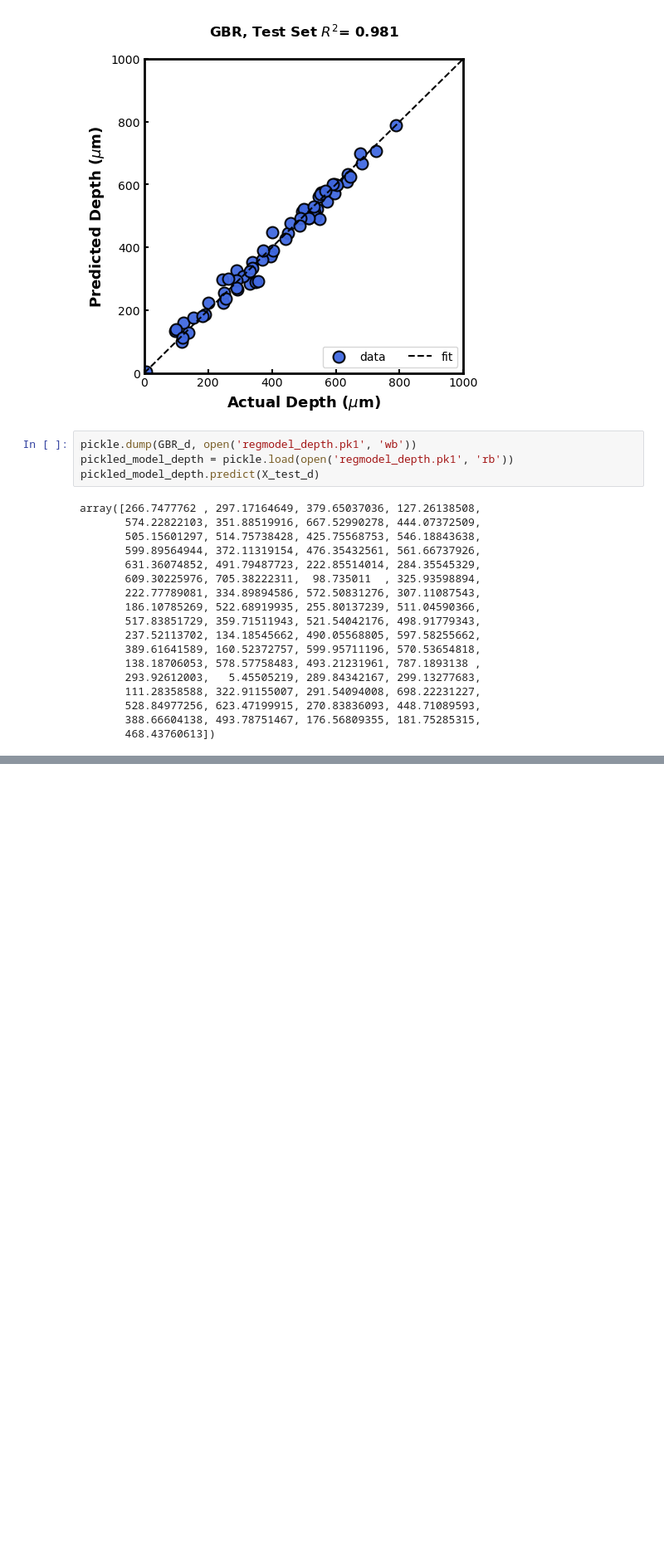
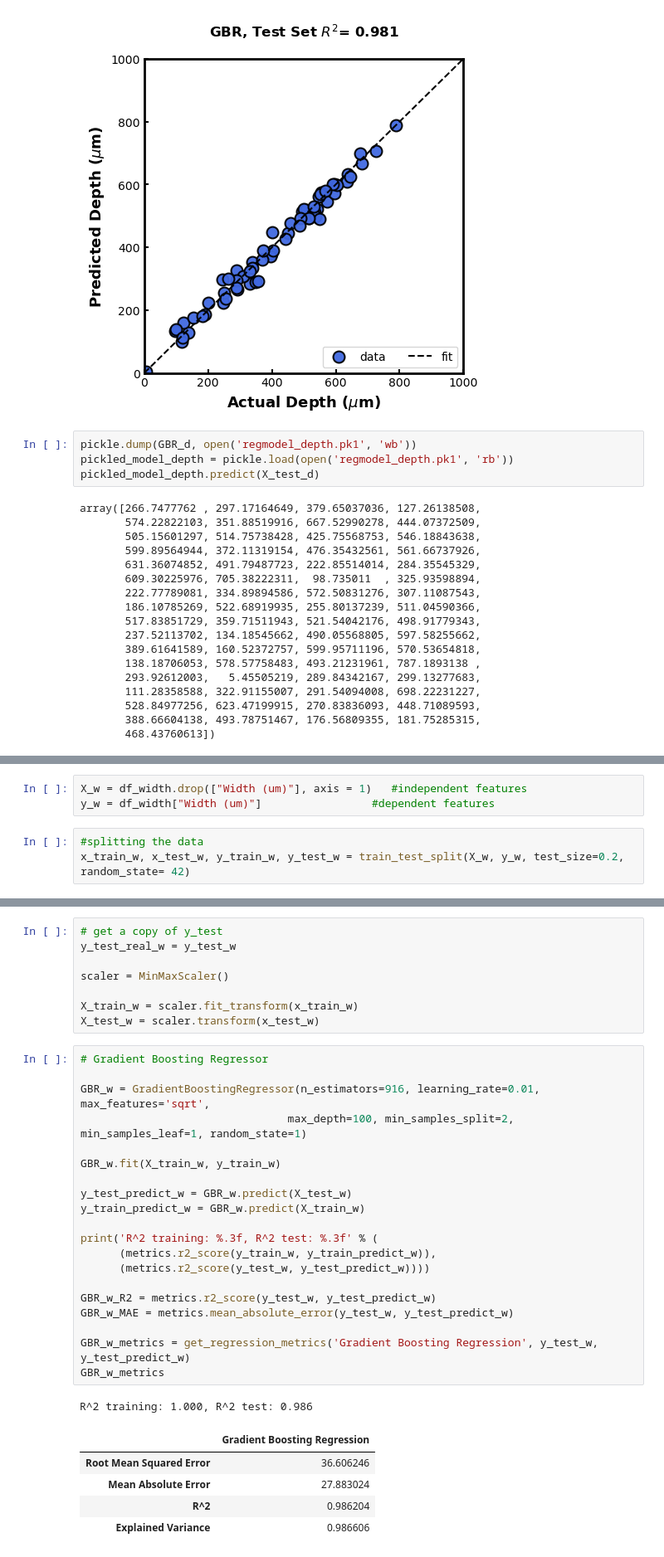
Before and after one commit to sinatayebati/CladNet-ML-for-AM, a Jupyter notebook: ml-best.ipynb, the cells around one changed output, grey strips where cells are left out. Shown at 83% size. Cells and saved outputs as stored; diff of their text form; blank space fills up the shorter version.

```diff
--- a/ml-best.ipynb
+++ b/ml-best.ipynb
@@ -325,0 +345,6 @@ array([266.7477762 , 297.17164649, 379.65037036, 127.26138508,
+# %%
+X_w = df_width.drop(["Width (um)"], axis = 1)   #independent features
+y_w = df_width["Width (um)"]                 #dependent features
+# %%
+#splitting the data
+x_train_w, x_test_w, y_train_w, y_test_w = train_test_split(X_w, y_w, test_size=0.2, random_state= 42)
@@ -325,0 +363,35 @@ array([266.7477762 , 297.17164649, 379.65037036, 127.26138508,
+# %%
+# get a copy of y_test
+y_test_real_w = y_test_w
+
+scaler = MinMaxScaler()
+
+X_train_w = scaler.fit_transform(x_train_w)
+X_test_w = scaler.transform(x_test_w)
+# %%
+# Gradient Boosting Regressor
+
+GBR_w = GradientBoostingRegressor(n_estimators=916, learning_rate=0.01, max_features='sqrt',
+                                max_depth=100, min_samples_split=2, min_samples_leaf=1, random_state=1)
+
+GBR_w.fit(X_train_w, y_train_w)
+
+y_test_predict_w = GBR_w.predict(X_test_w)
+y_train_predict_w = GBR_w.predict(X_train_w)
+
+print('R^2 training: %.3f, R^2 test: %.3f' % (
+      (metrics.r2_score(y_train_w, y_train_predict_w)),
+      (metrics.r2_score(y_test_w, y_test_predict_w))))
+
+GBR_w_R2 = metrics.r2_score(y_test_w, y_test_predict_w)
+GBR_w_MAE = metrics.mean_absolute_error(y_test_w, y_test_predict_w)
+
+GBR_w_metrics = get_regression_metrics('Gradient Boosting Regression', y_test_w, y_test_predict_w)
+GBR_w_metrics
+# %% [output]
+R^2 training: 1.000, R^2 test: 0.986
+|  | Gradient Boosting Regression |
+| Root Mean Squared Error | 36.606246 |
+| Mean Absolute Error | 27.883024 |
+| R^2 | 0.986204 |
+| Explained Variance | 0.986606 |
```
Also changed, not shown: parts of 6 cells of this notebook, 1 other file.
